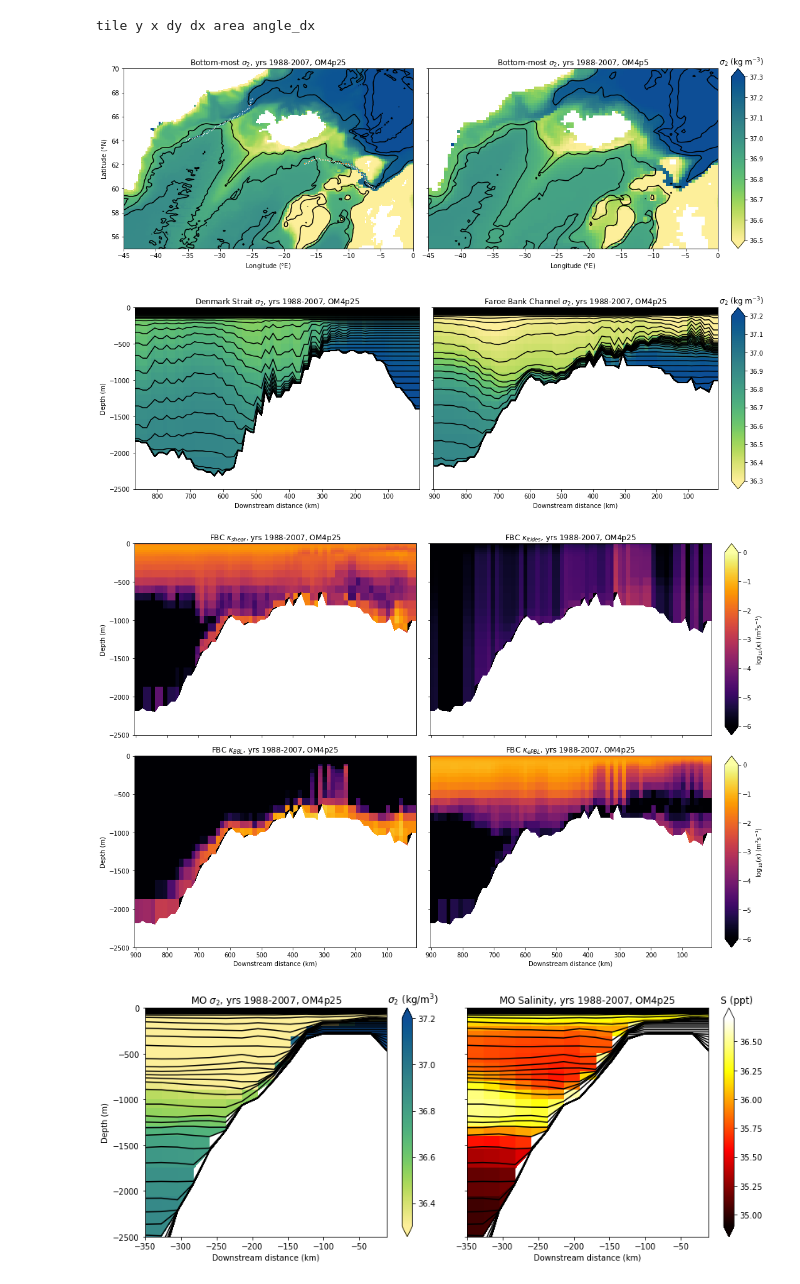
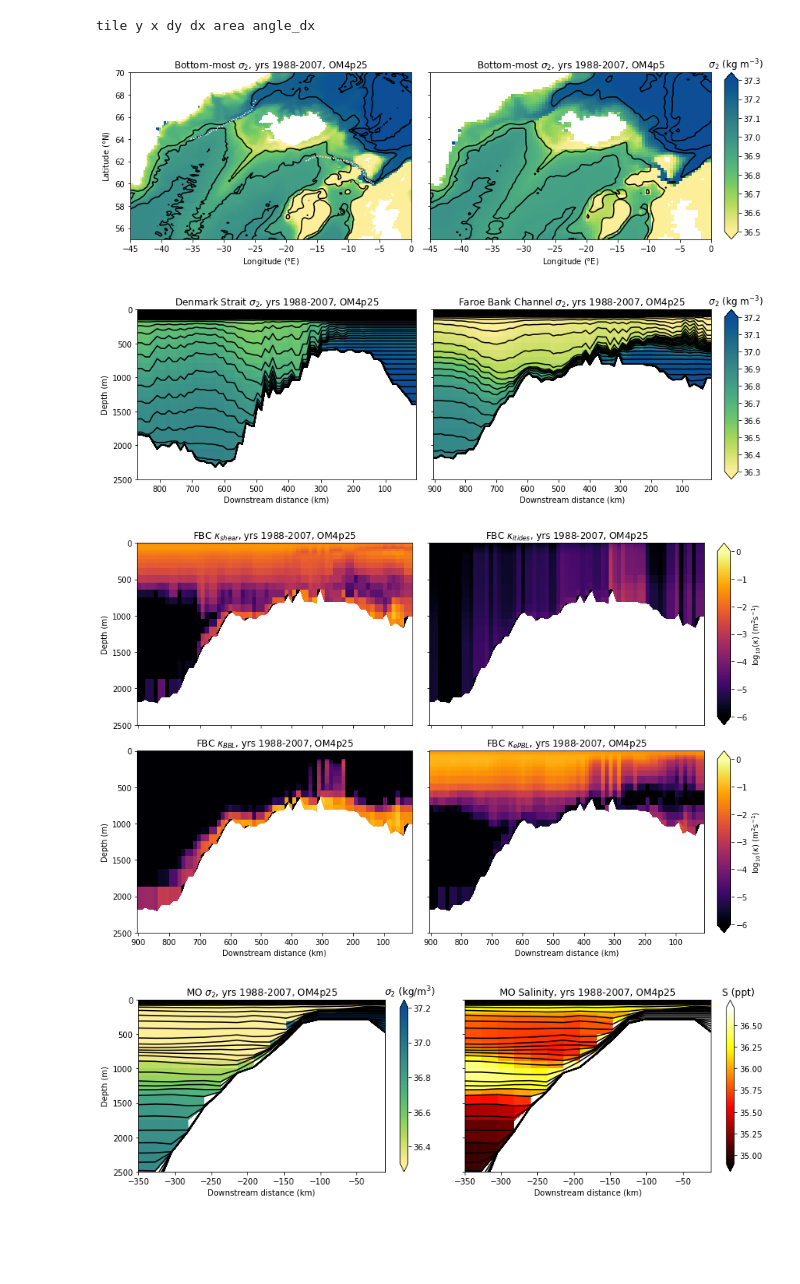
Before and after one commit to NOAA-GFDL/OM4-figures, a Jupyter notebook: overflows.ipynb, the cells around one changed output. Saved outputs shown, nothing was run; the diff lists cells and outputs as text; code cells hidden in the pictures; blank space fills up the shorter version.

```diff
--- a/overflows.ipynb
+++ b/overflows.ipynb
@@ -315,7 +324,7 @@ T_DS = Track(xq, yq, xh, yh, points_DS )
 points_FBC = ((-6.0,60.0),(-7.25, 60.5),(-7.5,61.0),(-8.0, 61.25),(-9.0, 61.75),(-10,62.0),(-15,62.5),(-17.0,62.0))
 T_FBC = Track(xq, yq, xh, yh, points_FBC )
 # %%
-plt.figure(figsize=(15,5))
+plt.figure(figsize=(12,4))
 plt.subplot(1,2,1)
 depth=om4p25static.variables['deptho'][:]
 qt = om4p25.variables['thetao'][0,:,:,:]
@@ -359,9 +368,9 @@ cb.ax.set_title('   $\sigma_2$ (kg m$^{-3}$)'); # Label above colorbar
 
 plt.savefig('overflows-natl.png')
 # %% [output]
-[figure, old version]
+[figure, new version]
 # %%
-plt.figure(figsize=(15,5))
+plt.figure(figsize=(12,4))
 plt.subplot(1,2,1)
 zl = -om4p25.variables['z_l'][:] # 1-D nominal depths of cell-centers for z-output
 depth=om4p25static.variables['deptho']
@@ -372,9 +381,9 @@ z_on_sect = numpy.zeros((h_on_sect.shape[0]+1,h_on_sect.shape[1]))
 z_on_sect[-1,:] = -T_DS.get_h(depth) # Bottom
 for k in range(h_on_sect.shape[0]-1,0,-1):
     z_on_sect[k,:] = z_on_sect[k+1,:] + h_on_sect[k,:]
-plt.pcolormesh( T_DS.hdist/1e3, zl_DS, T_DS.get_h(qp25), cmap=cm )
-plt.plot( T_DS.hdist/1e3, z_on_sect.T, 'k' );
-plt.ylim(-2500,0);
+plt.pcolormesh( T_DS.hdist/1e3, -zl_DS, T_DS.get_h(qp25), cmap=cm )
+plt.plot( T_DS.hdist/1e3, -z_on_sect.T, 'k' );
+plt.ylim(2500,0);
 plt.xlabel('Downstream distance (km)');
 plt.ylabel('Depth (m)')
 plt.title('Denmark Strait $\sigma_2$, yrs 1988-2007, OM4p25')
@@ -389,9 +398,9 @@ z_on_sect = numpy.zeros((h_on_sect.shape[0]+1,h_on_sect.shape[1]))
 z_on_sect[-1,:] = -T_FBC.get_h(depth) # Bottom
 for k in range(h_on_sect.shape[0]-1,0,-1):
     z_on_sect[k,:] = z_on_sect[k+1,:] + h_on_sect[k,:]
-im = plt.pcolormesh( T_FBC.hdist/1e3, zl_FBC, T_FBC.get_h(qp25), cmap=cm )
-plt.plot( T_FBC.hdist/1e3, z_on_sect.T, 'k' );
-plt.ylim(-2500,0);
+im = plt.pcolormesh( T_FBC.hdist/1e3, -zl_FBC, T_FBC.get_h(qp25), cmap=cm )
+plt.plot( T_FBC.hdist/1e3, -z_on_sect.T, 'k' );
+plt.ylim(2500,0);
 plt.xlabel('Downstream distance (km)');
 #plt.ylabel('Depth (m)'); # No label to make space
 plt.gca().set_yticklabels(''); # Remove labels to make space
@@ -409,9 +418,9 @@ cb.ax.set_title('   $\sigma_2$ (kg m$^{-3}$)'); # Label above colorbar
 
 plt.savefig('overflows-ds-fbc.png')
 # %% [output]
-[figure, old version]
+[figure, new version]
 # %%
-plt.figure(figsize=(15,10))
+plt.figure(figsize=(12,8))
 zi = -om4p25.variables['z_i'][:] # 1-D nominal depths of w-points for z-output
 Kdshear = om4p25.variables['Kd_shear'][0,:,:,:] +1e-15
 Kdtides = om4p25.variables['Kd_itides'][0,:,:,:] +1e-15
@@ -422,8 +431,8 @@ zi_FBC = numpy.broadcast_to(zi, (T_FBC.hdist.shape[0],zi.shape[0]) ).T # Creates
 zi_FBC = numpy.maximum( zi_FBC, -T_FBC.get_h(depth) ) # Fixes nominal positions for partial cells
 
 plt.subplot(2,2,1)
-plt.pcolormesh( T_FBC.hdist/1e3, zi_FBC, numpy.log10(T_FBC.get_h(Kdshear)), cmap=plt.cm.inferno )
-plt.ylim(-2500,0);
+plt.pcolormesh( T_FBC.hdist/1e3, -zi_FBC, numpy.log10(T_FBC.get_h(Kdshear)), cmap=plt.cm.inferno )
+plt.ylim(2500,0);
 #plt.xlabel('Downstream distance (km)'); # No label to make space
 plt.gca().set_xticklabels(''); # Remove labels to make space
 plt.ylabel('Depth (m)');
@@ -433,8 +442,8 @@ plt.gca().invert_xaxis()
 #cb = plt.colorbar(); cb.set_label('log$_{10}(\kappa)$ (m$^2$s$^{-1}$)')
 
 ax1 = plt.subplot(2,2,2)
-im1 = plt.pcolormesh( T_FBC.hdist/1e3, zi_FBC, numpy.log10(T_FBC.get_h(Kdtides)), cmap=plt.cm.inferno )
-plt.ylim(-2500,0);
+im1 = plt.pcolormesh( T_FBC.hdist/1e3, -zi_FBC, numpy.log10(T_FBC.get_h(Kdtides)), cmap=plt.cm.inferno )
+plt.ylim(2500,0);
 #plt.xlabel('Downstream distance (km)'); # No label to make space
 #plt.ylabel('Depth (m)'); # No label to make space
 plt.gca().set_xticklabels(''); # Remove labels to make space
@@ -445,8 +454,8 @@ plt.gca().invert_xaxis()
 #cb = plt.colorbar(); cb.set_label('log$_{10}(\kappa)$ (m$^2$s$^{-1}$)')
 
 plt.subplot(2,2,3)
-plt.pcolormesh( T_FBC.hdist/1e3, zi_FBC, numpy.log10(T_FBC.get_h(KdBBL)), cmap=plt.cm.inferno )
-plt.ylim(-2500,0);
+plt.pcolormesh( T_FBC.hdist/1e3, -zi_FBC, numpy.log10(T_FBC.get_h(KdBBL)), cmap=plt.cm.inferno )
+plt.ylim(2500,0);
 plt.xlabel('Downstream distance (km)');
 plt.ylabel('Depth (m)');
 plt.title('FBC $\kappa_{BBL}$, yrs 1988-2007, OM4p25')
@@ -455,8 +464,8 @@ plt.gca().invert_xaxis()
 #cb = plt.colorbar(); cb.set_label('log$_{10}(\kappa)$ (m$^2$s$^{-1}$)')
 
 ax2 = plt.subplot(2,2,4)
-im2 = plt.pcolormesh( T_FBC.hdist/1e3, zi_FBC, numpy.log10(T_FBC.get_h(Kd_ePBL)), cmap=plt.cm.inferno )
-plt.ylim(-2500,0);
+im2 = plt.pcolormesh( T_FBC.hdist/1e3, -zi_FBC, numpy.log10(T_FBC.get_h(Kd_ePBL)), cmap=plt.cm.inferno )
+plt.ylim(2500,0);
 plt.xlabel('Downstream distance (km)');
 #plt.ylabel('Depth (m)'); # No label to make space
 plt.gca().set_yticklabels(''); # Remove labels to make space
@@ -479,7 +488,7 @@ cb.set_label('log$_{10}(\kappa)$ (m$^2$s$^{-1}$)')
 
 plt.savefig('overflows-diffusivity.png')
 # %% [output]
-[figure, old version]
+[figure, new version]
 # %%
 points_MO = ((-5.0, 35.8),(-9.0, 35.8))
 T_MO = Track(xq, yq, xh, yh, points_MO )
@@ -487,7 +496,8 @@ T_MO = Track(xq, yq, xh, yh, points_MO )
 qt = om4p25.variables['thetao'][0,:,:,:]
 qs = om4p25.variables['so'][0,:,:,:]
 qp25 = dens_wright_eos(qt,qs,2e7)-1000
-plt.figure(figsize=(12,5))
+
+plt.figure(figsize=(12,4))
 zl = -om4p25.variables['z_l'][:] # 1-D nominal depths of cell-centers for z-output
 depth = om4p25static.variables['deptho']
 zl_MO = numpy.broadcast_to(zl, (T_MO.hdist.shape[0],zl.shape[0]) ).T # Creates a 2d array of nominal depths
@@ -499,39 +509,39 @@ for k in range(h_on_sect.shape[0]-1,0,-1):
     z_on_sect[k,:] = z_on_sect[k+1,:] + h_on_sect[k,:]
 
 plt.subplot(1,2,1)
-plt.pcolormesh( -T_MO.hdist/1e3, zl_MO, T_MO.get_h(qp25), cmap=cm )
-plt.plot( -T_MO.hdist/1e3, z_on_sect.T, 'k' );
-plt.ylim(-2500,0);
+plt.pcolormesh( -T_MO.hdist/1e3, -zl_MO, T_MO.get_h(qp25), cmap=cm )
+plt.plot( -T_MO.hdist/1e3, -z_on_sect.T, 'k' );
+plt.ylim(2500,0);
 #plt.xlim(-800,0)
 plt.xlabel('Downstream distance (km)');
 plt.ylabel('Depth (m)')
 plt.title('MO $\sigma_2$, yrs 1988-2007, OM4p25')
 plt.clim(36.3, 37.2)
 #plt.clim(34.9, 36.7);
 cb = plt.colorbar(extend='both');
 #cb.set_label('$\sigma_2$ (kg/m$^3$)')
 cb.ax.set_title('    $\sigma_2$ (kg/m$^3$)'); # Label above colorbar
 #cb.set_label('S (psu)')
 
 plt.subplot(1,2,2)
-plt.pcolormesh( -T_MO.hdist/1e3, zl_MO, T_MO.get_h(qs), cmap=plt.cm.get_cmap('hot') )
-plt.plot( -T_MO.hdist/1e3, z_on_sect.T, 'k' );
-plt.ylim(-2500,0);
+plt.pcolormesh( -T_MO.hdist/1e3, -zl_MO, T_MO.get_h(qs), cmap=plt.cm.get_cmap('hot') )
+plt.plot( -T_MO.hdist/1e3, -z_on_sect.T, 'k' );
+plt.ylim(2500,0);
 #plt.xlim(-800,0)
 plt.xlabel('Downstream distance (km)');
 #plt.ylabel('Depth (m)')
 plt.gca().set_yticklabels(''); # Remove labels to make space
 plt.title('MO Salinity, yrs 1988-2007, OM4p25')
 #plt.clim(36.3, 37.2)
 plt.clim(34.9, 36.7);
 cb = plt.colorbar(extend='both');
 #cb.set_label('$\sigma_2$ (kg/m$^3$)')
 #cb.set_label('S (ppt)')
 cb.ax.set_title('     S (ppt)'); # Label above colorbar
 
 plt.tight_layout();
 
 plt.savefig('overflows-med-density-salt.png')
 # %% [output]
-[figure, old version]
+[figure, new version]
 # %%
```
Also changed, not shown: parts of 2 cells of this notebook.
